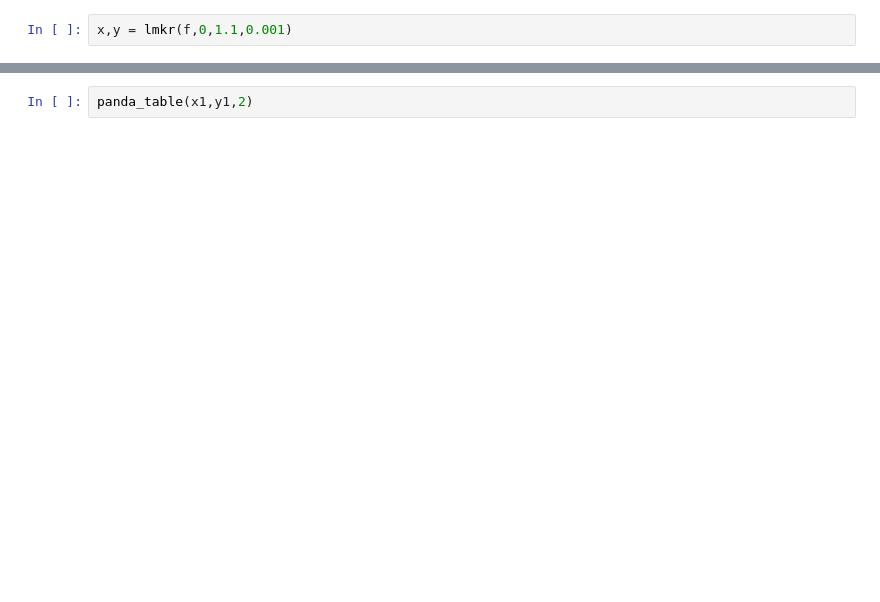
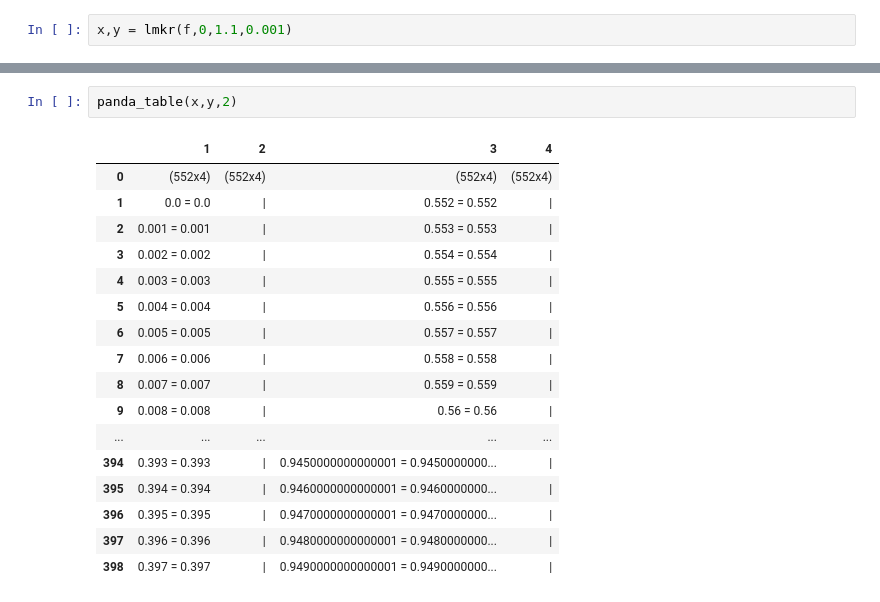
Before and after one commit to projectmakers360/Thomas-with-python, a Jupyter notebook: Calculus_Model.ipynb, the cells around one changed output, grey strips where cells are left out. Drawn from its saved outputs; the diff is of its cells as text; blank space fills up the shorter version.

```diff
--- a/Calculus_Model.ipynb
+++ b/Calculus_Model.ipynb
@@ -111,2 +124,20 @@ displot(x,y)
 # %%
-panda_table(x1,y1,2)
+panda_table(x,y,2)
+# %% [output]
+|  | 1 | 2 | 3 | 4 |
+| 0 | (552x4) | (552x4) | (552x4) | (552x4) |
+| 1 | 0.0 = 0.0 | | | 0.552 = 0.552 | | |
+| 2 | 0.001 = 0.001 | | | 0.553 = 0.553 | | |
+| 3 | 0.002 = 0.002 | | | 0.554 = 0.554 | | |
+| 4 | 0.003 = 0.003 | | | 0.555 = 0.555 | | |
+| 5 | 0.004 = 0.004 | | | 0.556 = 0.556 | | |
+| 6 | 0.005 = 0.005 | | | 0.557 = 0.557 | | |
+| 7 | 0.006 = 0.006 | | | 0.558 = 0.558 | | |
+| 8 | 0.007 = 0.007 | | | 0.559 = 0.559 | | |
+| 9 | 0.008 = 0.008 | | | 0.56 = 0.56 | | |
+| ... | ... | ... | ... | ... |
+| 394 | 0.393 = 0.393 | | | 0.9450000000000001 = 0.9450000000... | | |
+| 395 | 0.394 = 0.394 | | | 0.9460000000000001 = 0.9460000000... | | |
+| 396 | 0.395 = 0.395 | | | 0.9470000000000001 = 0.9470000000... | | |
+| 397 | 0.396 = 0.396 | | | 0.9480000000000001 = 0.9480000000... | | |
+| 398 | 0.397 = 0.397 | | | 0.9490000000000001 = 0.9490000000... | | |
```
Also changed, not shown: parts of 3 cells of this notebook.
